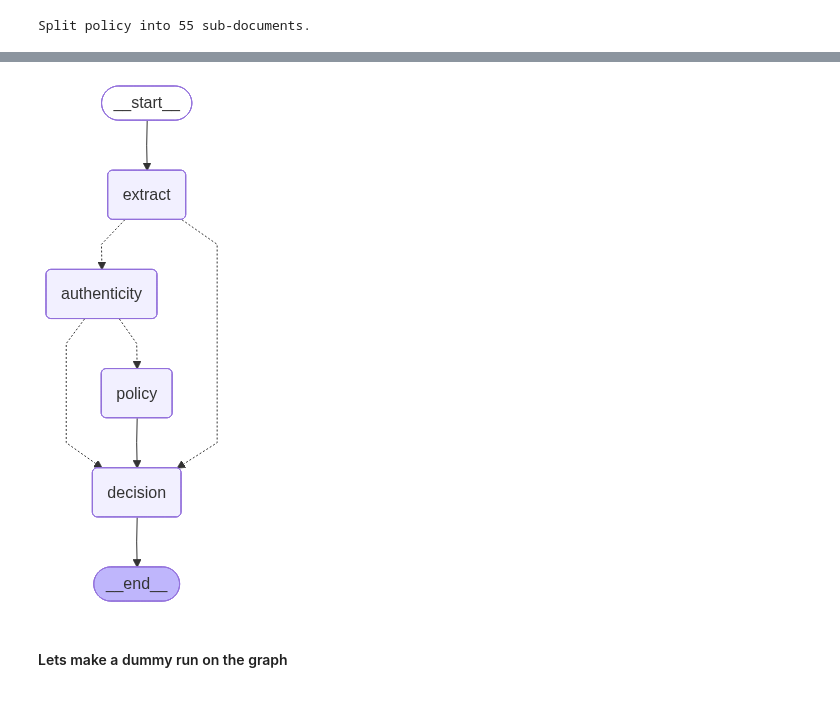
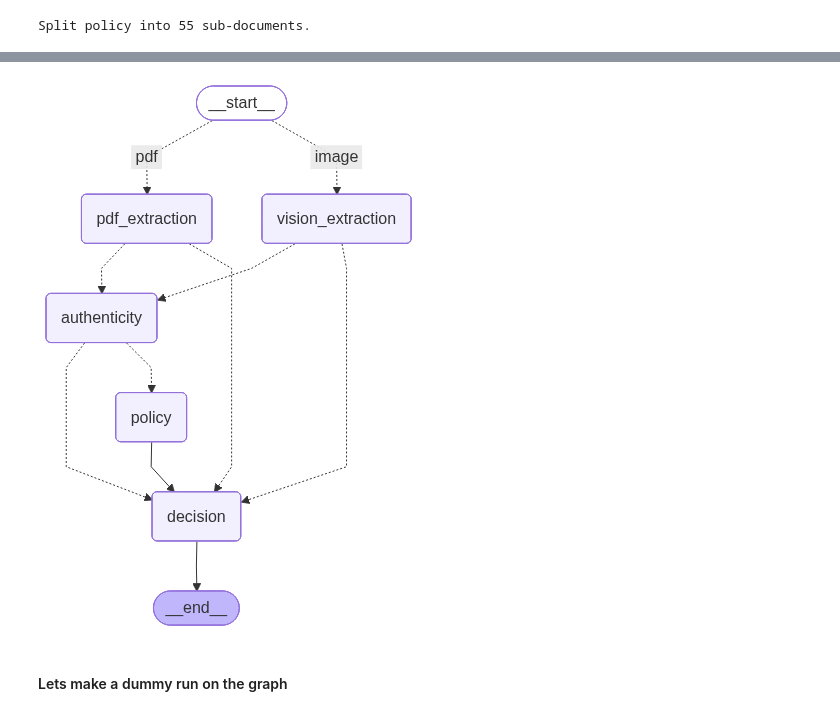
Before and after one commit to codewizard-2004/expence-tracker, a Jupyter notebook: langraph/graph.ipynb, the cells around one changed output, grey strips where cells are left out. Drawn from its saved outputs; the diff is of its cells as text; code cells hidden in the pictures.

Commit message:
feat: implement expense audit system with LangGraph and LLM-based policy verification prompts, fixed environment issues

```diff
--- a/langraph/graph.ipynb
+++ b/langraph/graph.ipynb
@@ -42,7 +42,6 @@ class GraphState(BaseModel):
     user_image_description: str
     # Note: We use Dict[str, Any] for better compatibility with JSON-like metadata
     trip_metadata: Dict[str, Any] = Field(default_factory=lambda: {
-        "trip_currencies": ["USD", "INR"],
         "locations": ["Mumbai", "New York"],
         "window": ["2026-03-20", "2026-03-25"],
         "budget_limit": "500 USD",
@@ -393,3 +458,16 @@ print(response["structured_response"].policy_violations)
+# %%
+from langchain.tools import tool
+from datetime import datetime
+
+@tool
+def get_current_date(format: str = "%B %d, %Y") -> str:
+    """
+    Returns today's current date. Use this whenever you need to
+    reference the current day, month, or year.
+    """
+    return datetime.now().strftime(format)
+
+policy_tools = [get_current_date, retrieve_context]
 # %%
 class PolicyNodeResult(BaseModel):
     is_relevant: bool = False
@@ -406,7 +484,7 @@ system_prompt = (
 )
 agent = create_agent(
     model,
-    tools,
+    policy_tools,
     system_prompt=system_prompt,
     response_format = PolicyNodeResult)
 
@@ -423,6 +501,9 @@ def policy_check_node(state: GraphState):
     Explain the policy violations if any in the justifications list in 1-3 points.
     Add which pages of the policy documents are violated (if any) in Ploicy_pages list.
     Ignore if any messges like "NOT A FINAL RECEIPT" in the document.
+    Check if the expense violates the trip budget.
+    Also verify if the submission dates exceeds the time limit to submit the receipt using appropriate tools.
+    Name of the merchant can be sometimes deceiving please look into {data_for_llm["items_list"]} before making judgement.
     """
     query = HumanMessage(content = prompt)
 
@@ -448,39 +529,75 @@ def policy_check_node(state: GraphState):
 from langgraph.graph import StateGraph, END, START
 from IPython.display import Image, display
 
-# --- Build the Graph ---
+# --- 1. The Stateless Router ---
+def type_classifier(state: GraphState):
+    # Splits the path and checks extension
+    file_extension = state.image_path.split(".")[-1].lower()
+    if file_extension == "pdf":
+        return "pdf"
+    return "image"
 
 graph = StateGraph(GraphState)
 
-# 1. Add Nodes
-graph.add_node("extract", extraction_node)
-graph.add_node("authenticity", authenticity_node)
+# --- 2. Add Nodes ---
+graph.add_node("pdf_extraction", pdf_extractor_node)
+graph.add_node("vision_extraction", extraction_node)
+graph.add_node("authenticity", authenticity_node2)
 graph.add_node("policy", policy_check_node)
 graph.add_node("decision", decision_node)
 
-# 2. Define Edges (The Flow)
-graph.set_entry_point("extract")
+# --- 3. Define Edges (The Flow) ---
+
+# A. The Start: Route based on file type
 graph.add_conditional_edges(
-    "extract",
+    START,
+    type_classifier,
+    {
+        "pdf": "pdf_extraction",
+        "image": "vision_extraction"
+    }
+)
+
+# B. Branching from PDF Extraction
+graph.add_conditional_edges(
+    "pdf_extraction", # Match the node name above
     extraction_decision,
     {
         "authenticity": "authenticity",
         "decision": "decision"
-    })
+    }
+)
+
+# C. Branching from Vision Extraction
+graph.add_conditional_edges(
+    "vision_extraction", # Match the node name above
+    extraction_decision,
+    {
+        "authenticity": "authenticity",
+        "decision": "decision"
+    }
+)
+
+# D. Authenticity Logic
 graph.add_conditional_edges(
     "authenticity",
     authenticity_decision,
     {
         "policy": "policy",
         "decision": "decision"
-    })
+    }
+)
 
+# E. Final Steps
 graph.add_edge("policy", "decision")
 graph.add_edge("decision", END)
 
-# 3. Compile
+# --- 4. Compile and Visualize ---
 app = graph.compile()
-print("Graph Skeleton Compiled!")
+print("✅ Graph Skeleton Compiled Successfully!")
 
-display(Image(app.get_graph().draw_mermaid_png()))
+try:
+    display(Image(app.get_graph().draw_mermaid_png()))
+except Exception as e:
+    print("Could not render graph (requires pygraphviz), but compilation was successful.")
 # %% [output]
@@ -488,4 +605,4 @@ Graph Skeleton Compiled!
-[figure, old version]
+[figure, new version]
 # %% [markdown]
 #### Lets make a dummy run on the graph
 # %%
```
Also changed, not shown: parts of 10 cells of this notebook, 37 other files.
